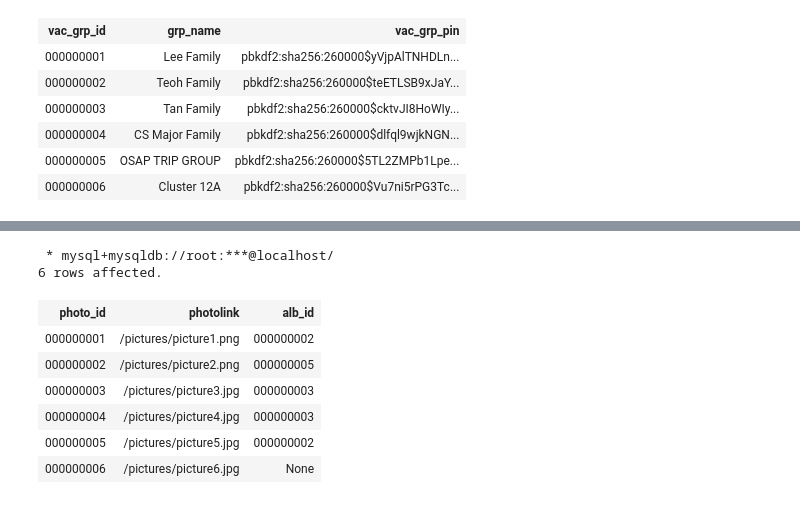
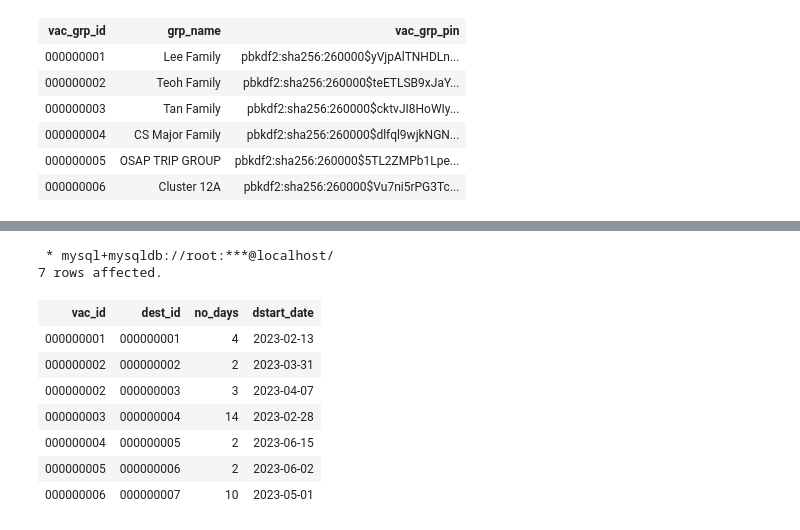
Before and after one commit to tyxin/ReadyHols, a Jupyter notebook: data_scripting.ipynb, the cells around one changed output, grey strips where cells are left out. Saved outputs shown, nothing was run; the diff lists cells and outputs as text; code cells hidden in the pictures.

Commit message:
Destination Manipulation

```diff
--- a/data_scripting.ipynb
+++ b/data_scripting.ipynb
@@ -738,13 +752,14 @@ select * from vacation_grp
 # %%
 %%sql
-select * from photo
+select * from has_destination
 # %% [output]
  * mysql+mysqldb://root:***@localhost/
-6 rows affected.
+7 rows affected.
-| photo_id | photolink | alb_id |
-| 000000001 | /pictures/picture1.png | 000000002 |
-| 000000002 | /pictures/picture2.png | 000000005 |
-| 000000003 | /pictures/picture3.jpg | 000000003 |
-| 000000004 | /pictures/picture4.jpg | 000000003 |
-| 000000005 | /pictures/picture5.jpg | 000000002 |
-| 000000006 | /pictures/picture6.jpg | None |
+| vac_id | dest_id | no_days | dstart_date |
+| 000000001 | 000000001 | 4 | 2023-02-13 |
+| 000000002 | 000000002 | 2 | 2023-03-31 |
+| 000000002 | 000000003 | 3 | 2023-04-07 |
+| 000000003 | 000000004 | 14 | 2023-02-28 |
+| 000000004 | 000000005 | 2 | 2023-06-15 |
+| 000000005 | 000000006 | 2 | 2023-06-02 |
+| 000000006 | 000000007 | 10 | 2023-05-01 |
```
Also changed, not shown: parts of 1 cell of this notebook, 4 other files.
